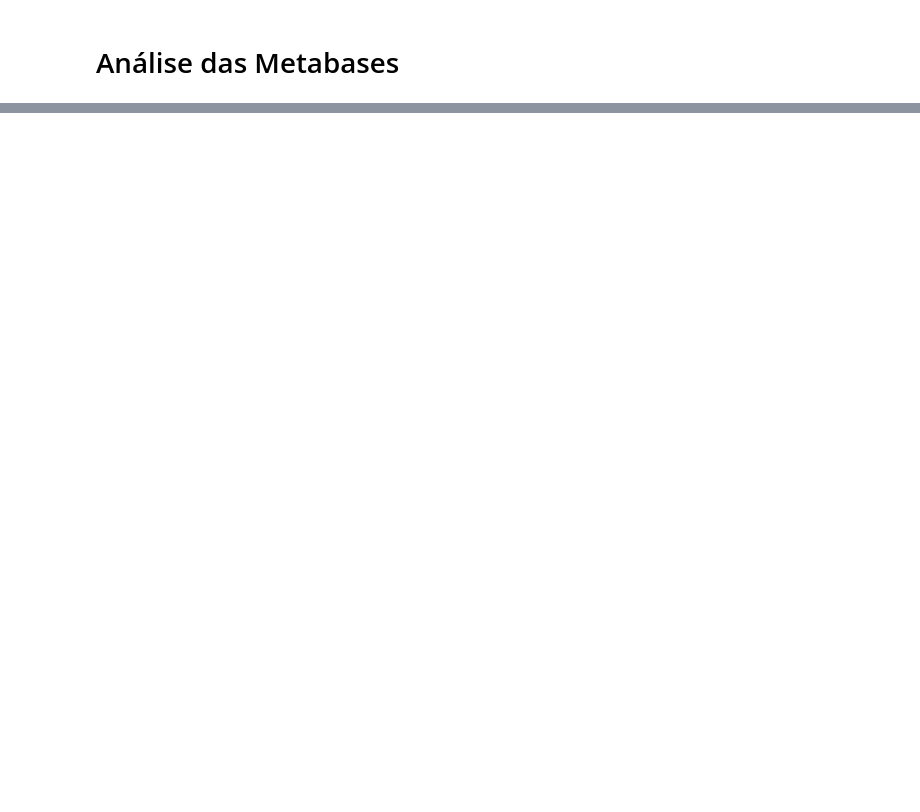
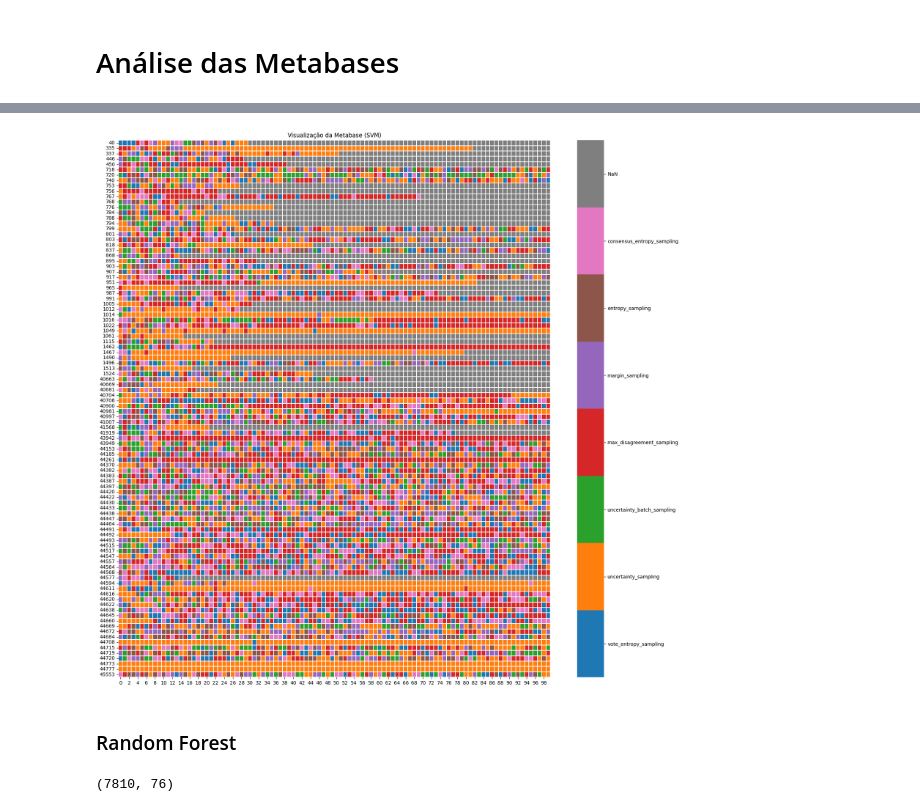
Before and after one commit to gscnogueira/meta-active-learning, a Jupyter notebook: notebooks/experiments/metabase_analysis.ipynb, the cells around one changed output, grey strips where cells are left out. Cells and saved outputs as stored; diff of their text form; code cells hidden in the pictures; blank space fills up the shorter version.

```diff
--- a/notebooks/experiments/metabase_analysis.ipynb
+++ b/notebooks/experiments/metabase_analysis.ipynb
@@ -40,0 +115,4 @@ df.NumberOfFeatures.plot(kind='hist', title="Number of Features")
+# %%
+svm_files = !find $METABASE_PATH -type f | grep 'SVC\.csv'
+# %%
+svm_metabase = gen_metabase(svm_files)
@@ -40,0 +135,6 @@ df.NumberOfFeatures.plot(kind='hist', title="Number of Features")
+# %%
+gen_heatmap(svm_metabase, 'Visualização da Metabase (SVM)')
+# %% [output]
+[figure, added]
+# %% [markdown]
+### Random Forest
@@ -40,0 +143,5 @@ df.NumberOfFeatures.plot(kind='hist', title="Number of Features")
+# %%
+rf_metabase = gen_metabase(rf_files)
+rf_metabase.shape
+# %% [output]
+(7810, 76)
```
Also changed, not shown: parts of 27 cells of this notebook.
